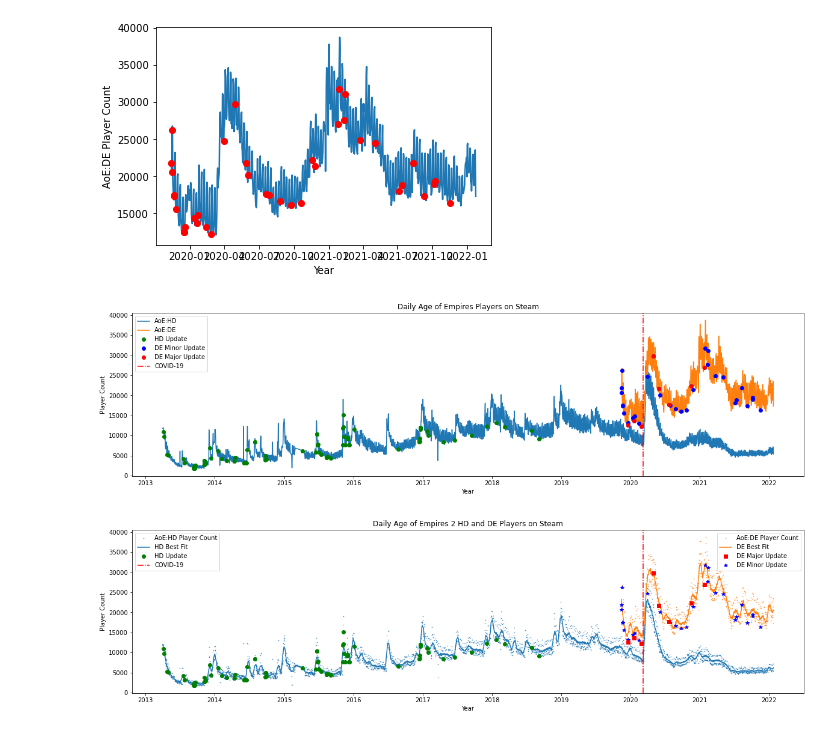
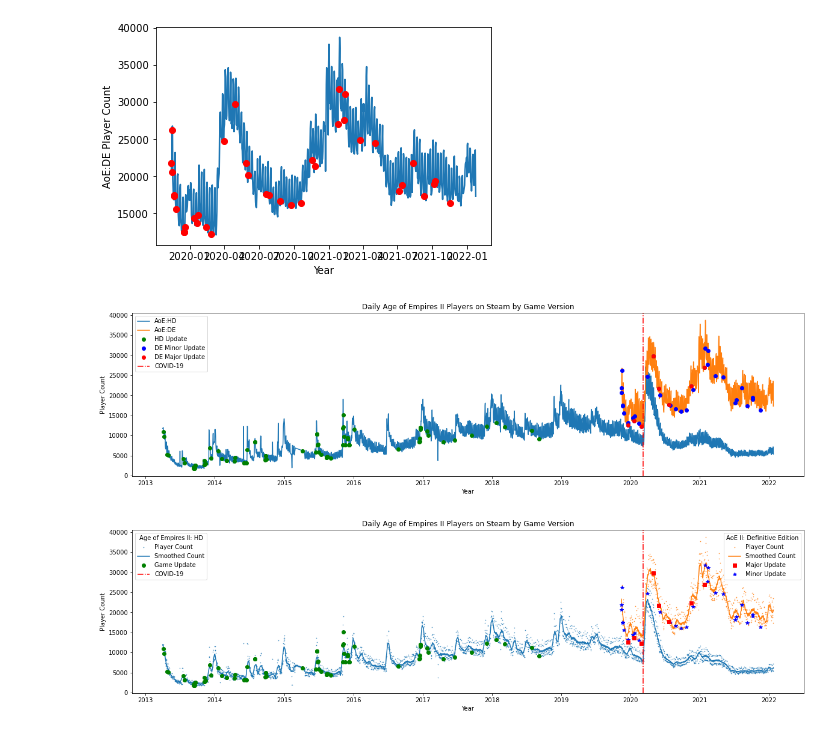
Before and after one commit to rishigoutam/aoe2, a Jupyter notebook: player_count_analysis.ipynb, the cells around one changed output. Cells and saved outputs as stored; diff of their text form; code cells hidden in the pictures.

Commit message:
Update player_count_analysis.ipynb
- Fix labels

```diff
--- a/player_count_analysis.ipynb
+++ b/player_count_analysis.ipynb
@@ -189,12 +189,12 @@ for patch_day in balance_patches['DateTime']:
 # We see a sharp spike in March 2020, what's going on...hmm
 plt.axvline(pd.to_datetime('March 7 2020'), color='red', label='COVID-19', linestyle='-.')
 ax.legend()
-plt.title('Daily Age of Empires Players on Steam')
+plt.title('Daily Age of Empires II Players on Steam by Game Version')
 plt.ylabel('Player Count')
 plt.xlabel('Year')
 plt.show()
 # %% [output]
-[figure, old version]
+[figure, new version]
 # %%
 # The player counts jump around a lot and really this should be a scatter plot. It would be nice to make a best fit line that smooths out the data
 from scipy.signal import savgol_filter
@@ -204,15 +204,15 @@ de_days = pd.to_datetime(steam_de['DateTime'])
 
 plt.figure(figsize=(20,5))
 # Plot the player counts as scatter plot
-hd_scatterplot = plt.scatter(hd_days, steam_hd['Players'], label='AoE:HD Player Count', s=0.25)
-de_scatterplot = plt.scatter(de_days, steam_de['Players'], label='AoE:DE Player Count', s=0.25)
+hd_scatterplot = plt.scatter(hd_days, steam_hd['Players'], label='Player Count', s=0.25)
+de_scatterplot = plt.scatter(de_days, steam_de['Players'], label='Player Count', s=0.25)
 
 # Overlay the best fit lines
 # https://stackoverflow.com/questions/63511090/how-can-i-smooth-data-in-python
 hd_players_filtered = steam_hd[['Players']].apply(savgol_filter, window_length=31, polyorder=3)
 de_players_filtered = steam_de[['Players']].apply(savgol_filter, window_length=31, polyorder=3)
-hd_line, = plt.plot(hd_days, hd_players_filtered, label='HD Best Fit')
-de_line, = plt.plot(de_days, de_players_filtered, label='DE Best Fit')
+hd_line, = plt.plot(hd_days, hd_players_filtered, label='Smoothed Count')
+de_line, = plt.plot(de_days, de_players_filtered, label='Smoothed Count')
 
 # Plot markers for patches
 created_hd_label = False
@@ -220,37 +220,39 @@ created_de_label = False
 created_balance_label = False
 hd_marker = None
 de_major_marker = None
 de_minor_marker = None
 for patch_day in hd_players_patches['DateTime']:
     num_players = steam_hd[steam_hd['DateTime'] == patch_day]['Players'].values[0]
-    marker, = plt.plot(pd.to_datetime(patch_day), num_players, 'go', label='HD Update' if not created_hd_label else None)
+    marker, = plt.plot(pd.to_datetime(patch_day), num_players, 'go', label='Game Update' if not created_hd_label else None)
     if not created_hd_label:
         hd_marker = marker
     created_hd_label = True
 for patch_day in de_players_patches['DateTime']:
     num_players = steam_de[steam_de['DateTime'] == patch_day]['Players'].values[0]
-    marker, = plt.plot(pd.to_datetime(patch_day), num_players, 'b*', label='DE Minor Update' if not created_de_label else None)
+    marker, = plt.plot(pd.to_datetime(patch_day), num_players, 'b*', label='Minor Update' if not created_de_label else None)
     if not created_de_label:
         de_minor_marker = marker
     created_de_label = True
 for patch_day in balance_patches['DateTime']:
     num_players = steam_de[steam_de['DateTime'] == patch_day]['Players'].values[0]
-    marker, = plt.plot(pd.to_datetime(patch_day), num_players, 'rs', label='DE Major Update' if not created_balance_label else None)
+    marker, = plt.plot(pd.to_datetime(patch_day), num_players, 'rs', label='Major Update' if not created_balance_label else None)
     if not created_balance_label:
         de_major_marker = marker
     created_balance_label = True
 # We see a sharp spike in March 2020, what's going on...hmm
 covid_line = plt.axvline(pd.to_datetime('March 7 2020'), color='red', label='COVID-19', linestyle='-.')
 
 # Make two legends, one for HD and one for DE
 # https://matplotlib.org/3.3.3/tutorials/intermediate/legend_guide.html#multiple-legends-on-the-same-axes
-de_legend = plt.legend(handles=[de_scatterplot, de_line, de_major_marker, de_minor_marker], loc='upper right')
+de_legend = plt.legend(handles=[de_scatterplot, de_line, de_major_marker, de_minor_marker], loc='upper right',
+                       title='AoE II: Definitive Edition', fancybox=True)
 ax = plt.gca().add_artist(de_legend)
-plt.legend(handles=[hd_scatterplot, hd_line, hd_marker, covid_line, ])
+plt.legend(handles=[hd_scatterplot, hd_line, hd_marker, covid_line], loc='upper left',
+           title='Age of Empires II: HD', fancybox=True)
 
-plt.title('Daily Age of Empires 2 HD and DE Players on Steam')
+plt.title('Daily Age of Empires II Players on Steam by Game Version')
 plt.ylabel('Player Count')
 plt.xlabel('Year')
 plt.show()
 # %% [output]
-[figure, old version]
+[figure, new version]
```
